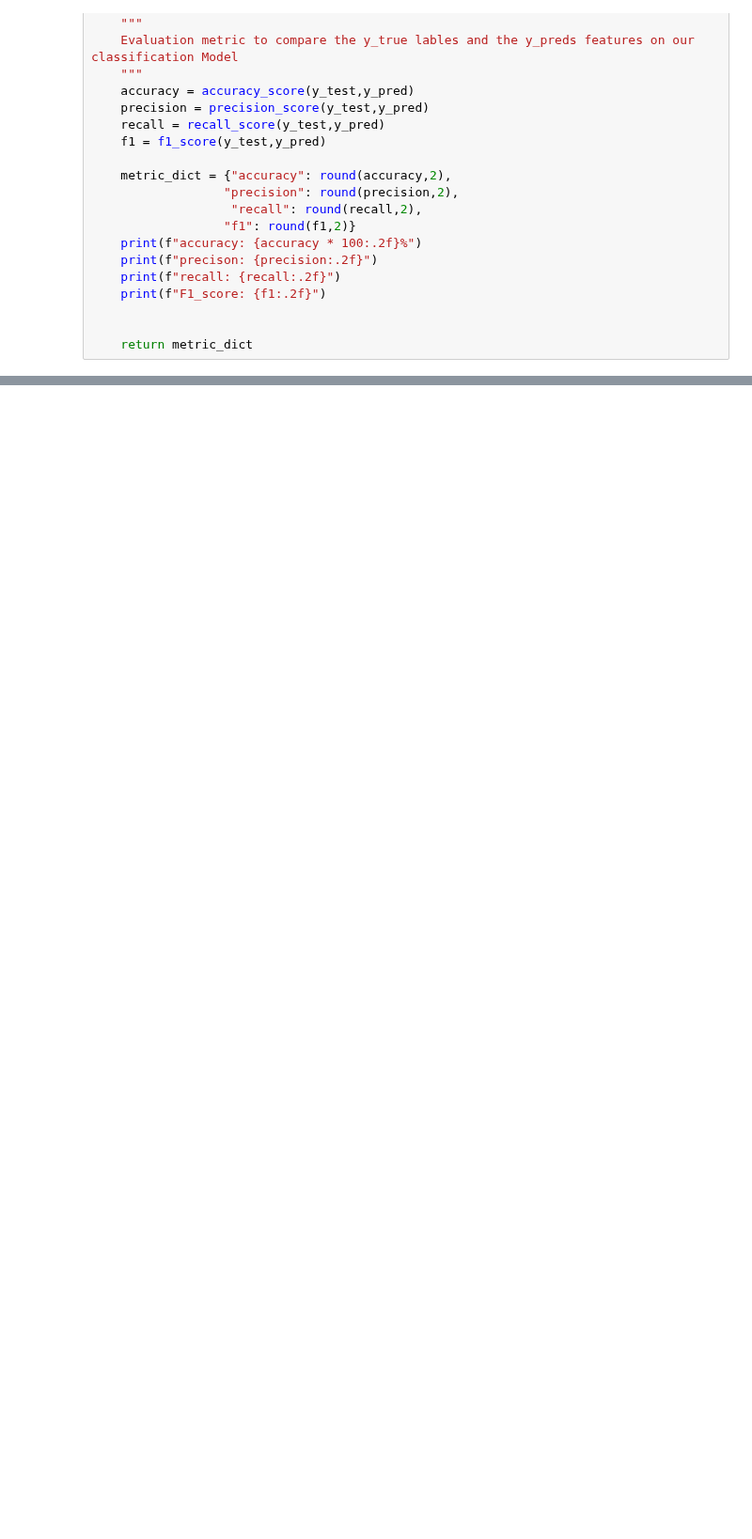
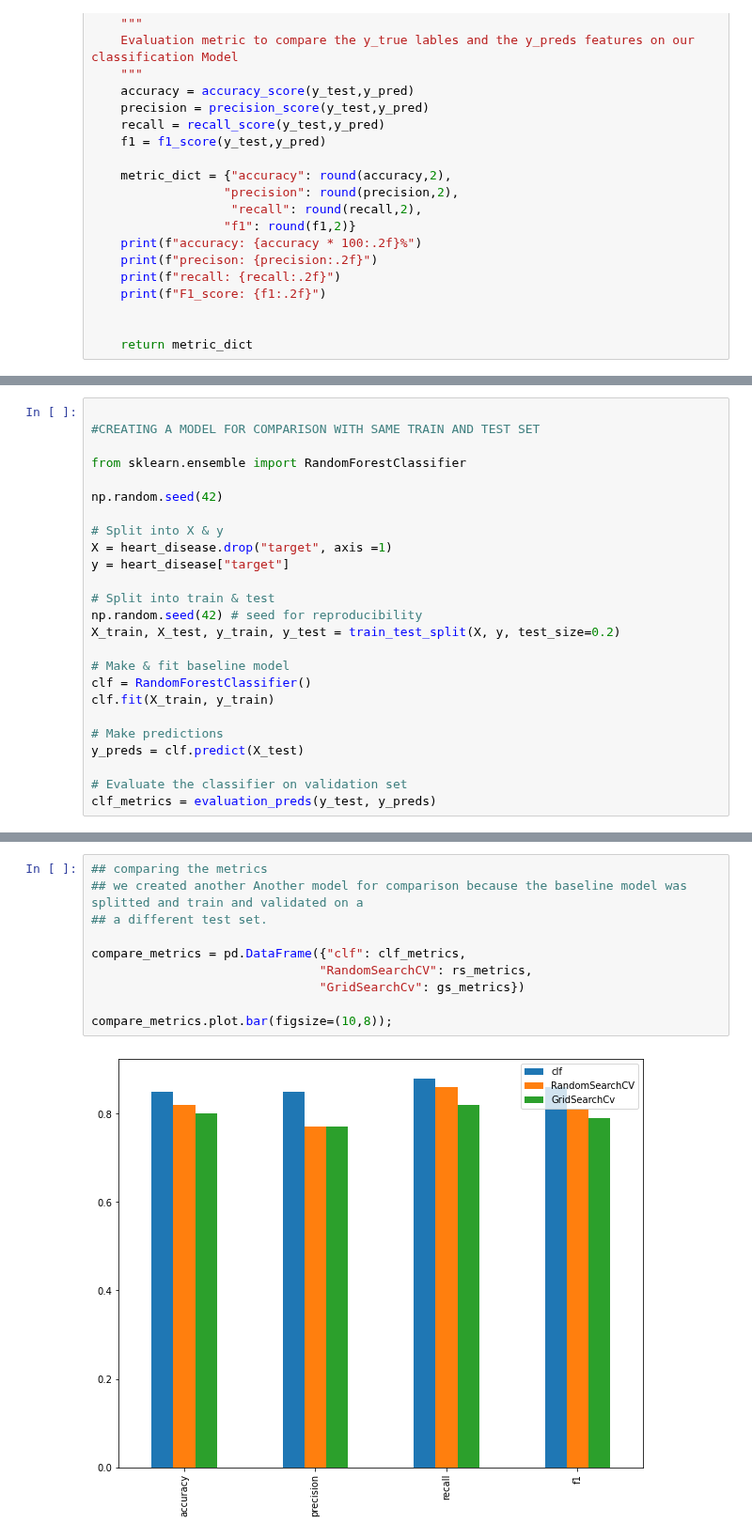
Before and after one commit to sheddyranking/Machine-Leanring-Data-Science-Bootcamp.-2022, a Jupyter notebook: Sci-kit-learn.ipynb, the cells around one changed output, grey strips where cells are left out. Shown at 94% size. Drawn from its saved outputs; the diff is of its cells as text; blank space fills up the shorter version.

Commit message:
Tuning hyperparameter with GridSearchCv and comparing evaluaion metrices for different model

```diff
--- a/Sci-kit-learn.ipynb
+++ b/Sci-kit-learn.ipynb
@@ -2126,0 +2214,25 @@ F1_score: 0.81
+# %%
+
+#CREATING A MODEL FOR COMPARISON WITH SAME TRAIN AND TEST SET
+
+from sklearn.ensemble import RandomForestClassifier
+
+np.random.seed(42)
+
+# Split into X & y
+X = heart_disease.drop("target", axis =1)
+y = heart_disease["target"]
+
+# Split into train & test
+np.random.seed(42) # seed for reproducibility
+X_train, X_test, y_train, y_test = train_test_split(X, y, test_size=0.2)
+
+# Make & fit baseline model
+clf = RandomForestClassifier()
+clf.fit(X_train, y_train)
+
+# Make predictions
+y_preds = clf.predict(X_test)
+
+# Evaluate the classifier on validation set
+clf_metrics = evaluation_preds(y_test, y_preds)
@@ -2126,0 +2244,12 @@ F1_score: 0.81
+# %%
+## comparing the metrics
+## we created another Another model for comparison because the baseline model was splitted and train and validated on a
+## a different test set.
+
+compare_metrics = pd.DataFrame({"clf": clf_metrics,
+                               "RandomSearchCV": rs_metrics,
+                               "GridSearchCv": gs_metrics})
+
+compare_metrics.plot.bar(figsize=(10,8));
+# %% [output]
+[figure, added]
```
Also changed, not shown: parts of 26 cells of this notebook.
